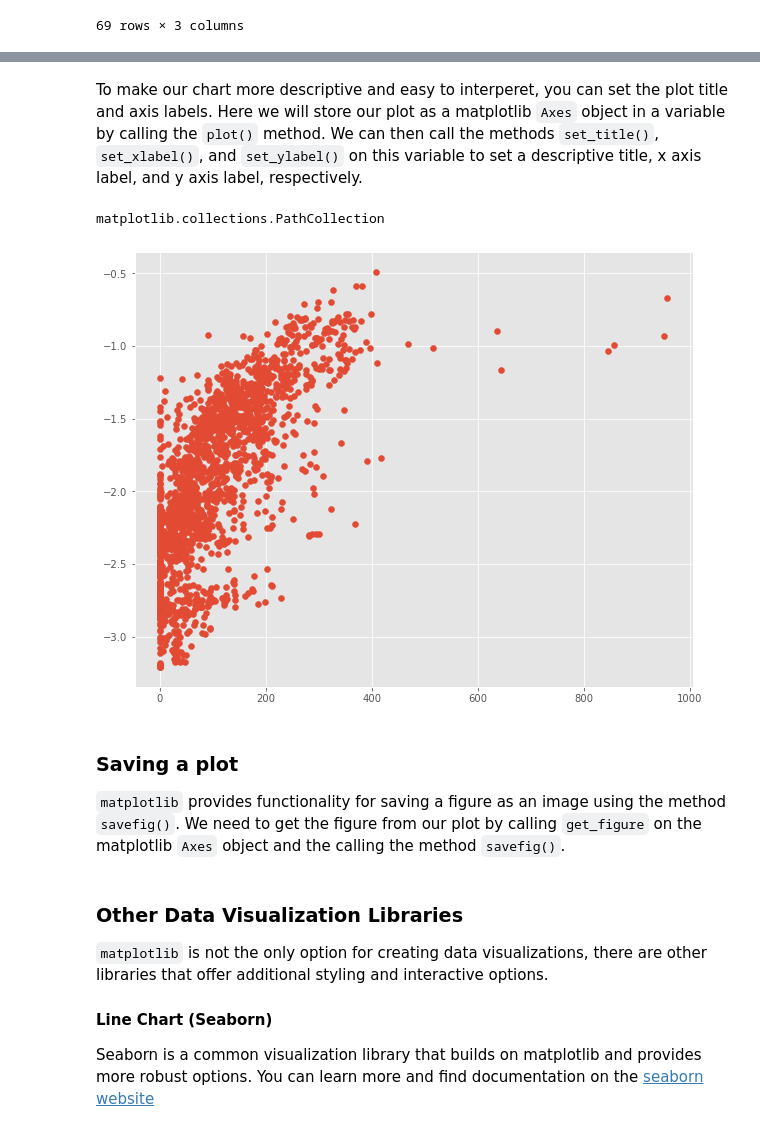
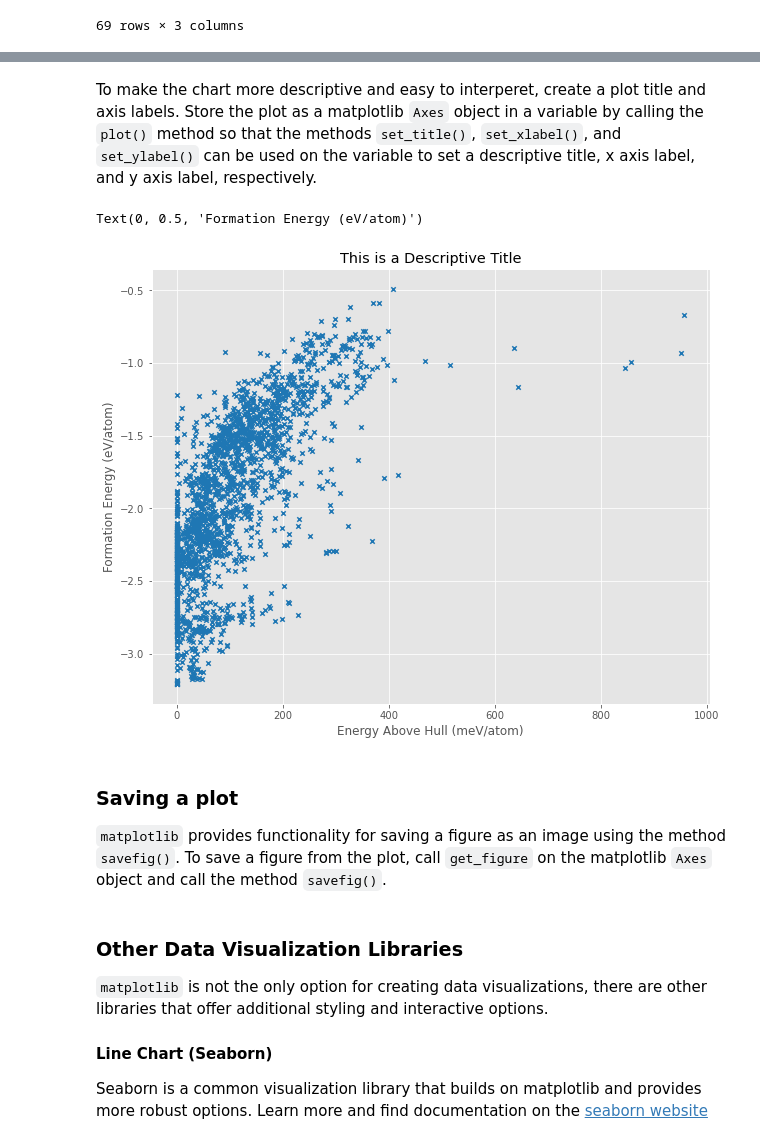
Before and after one commit to NCSU-Libraries/data-viz-instruction, a Jupyter notebook: MI_REU_2021/Workshop_3_Cleaning_Manipulating_and_Exploring_Data_with_Pandas.ipynb, the cells around one changed output, grey strips where cells are left out. Saved outputs shown, nothing was run; the diff lists cells and outputs as text; code cells hidden in the pictures.

Commit message:
Updated descriptions and fixed scatter plot

```diff
--- a/MI_REU_2021/Workshop_3_Cleaning_Manipulating_and_Exploring_Data_with_Pandas.ipynb
+++ b/MI_REU_2021/Workshop_3_Cleaning_Manipulating_and_Exploring_Data_with_Pandas.ipynb
@@ -80,14 +61,18 @@ Sometimes you need to create a new column based on more complex manipulation of
 # %%
+# Create a function that returns "stable" or "unstable" based on the energy above hull
 def is_stable(energy_above_hull):
-    # less than 40meV/atom is stable, greater than 40meV/atom unstable
-    if energy_above_hull > 40:
-        rounded_eah = round(energy_above_hull, 2)
-        return rounded_eah
+    # less than 40meV/atom is stable
+    if energy_above_hull < 40:
+        return "Stable"
+    # greater than 40meV/atom is unstable
     else:
         return "Unstable"
 
+# Create a new column
+# apply the function to each row of another column to populate the new column with data
 ts_csv_clean['stability'] = ts_csv_clean["energy_above_hull (meV/atom)"].apply(is_stable)
 
+# View the dataset
 ts_csv_clean
 # %% [output]
 |  | Material Composition | A site #1 | A site #2 | A site #3 | B site #1 | B site #2 | B site #3 | X site | ... |
@@ -440,16 +388,18 @@ matplotlib.collections.PathCollection
 # %% [markdown]
-To make our chart more descriptive and easy to interperet, you can set the plot title and axis labels. Here we will store our plot as a matplotlib `Axes` object in a variable by calling the `plot()` method. We can then call the methods `set_title()`, `set_xlabel()`, and `set_ylabel()` on this variable to set a descriptive title, x axis label, and y axis label, respectively.
+To make the chart more descriptive and easy to interperet, create a plot title and axis labels. Store the plot as a matplotlib `Axes` object in a variable by calling the `plot()` method so that the methods `set_title()`, `set_xlabel()`, and `set_ylabel()` can be used on the variable to set a descriptive title, x axis label, and y axis label, respectively.
 # %%
 # Create a variable that stores the plot
-scatter_plot = plt.scatter(x, y, marker="o")
+scatter_plot = ts_csv_clean.plot(kind="scatter", x="energy_above_hull (meV/atom)", y="formation_energy (eV/atom)", c='#1f77b4', marker="x")
 
 #Change titles and axis labels with set_title(), set_xlabel(), and set_ylabel()
-type(scatter_plot)
+scatter_plot.set_title("This is a Descriptive Title")
+scatter_plot.set_xlabel("Energy Above Hull (meV/atom)")
+scatter_plot.set_ylabel("Formation Energy (eV/atom)")
 # %% [output]
-matplotlib.collections.PathCollection
+Text(0, 0.5, 'Formation Energy (eV/atom)')
-[figure, old version]
+[figure, new version]
 # %% [markdown]
 ### Saving a plot
 
-`matplotlib` provides functionality for saving a figure as an image using the method `savefig()`. We need to get the figure from our plot by calling `get_figure` on the matplotlib `Axes` object and the calling the method `savefig()`.
+`matplotlib` provides functionality for saving a figure as an image using the method `savefig()`. To save a figure from the plot, call `get_figure` on the matplotlib `Axes` object and call the method `savefig()`.
 # %%
@@ -468,5 +418,5 @@ line_plot.get_figure().savefig('line_plot.svg')
 
 #### Line Chart (Seaborn)
 
-Seaborn is a common visualization library that builds on matplotlib and provides more robust options. You can learn more and find documentation on the [seaborn website](https://seaborn.pydata.org/)
+Seaborn is a common visualization library that builds on matplotlib and provides more robust options. Learn more and find documentation on the [seaborn website](https://seaborn.pydata.org/)
 # %%
```
Also changed, not shown: parts of 51 cells of this notebook.
